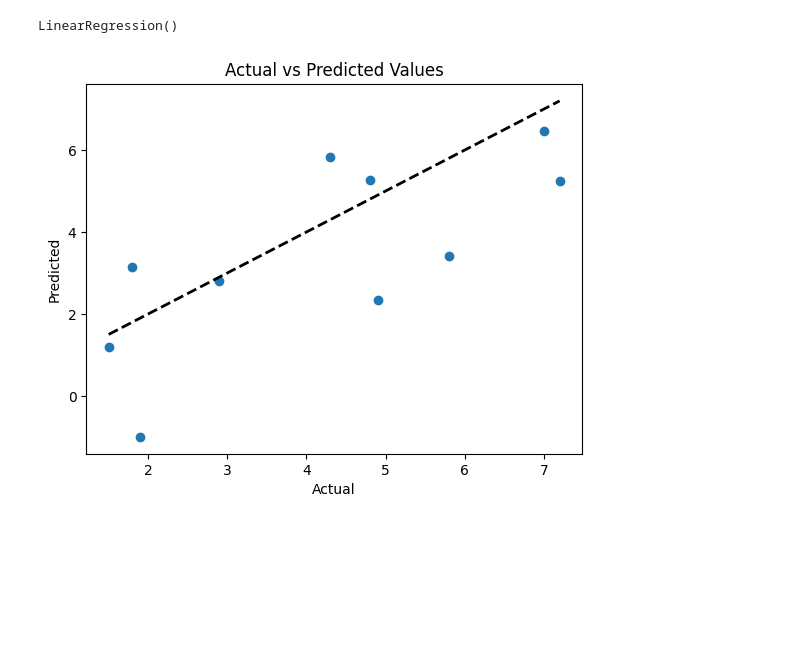
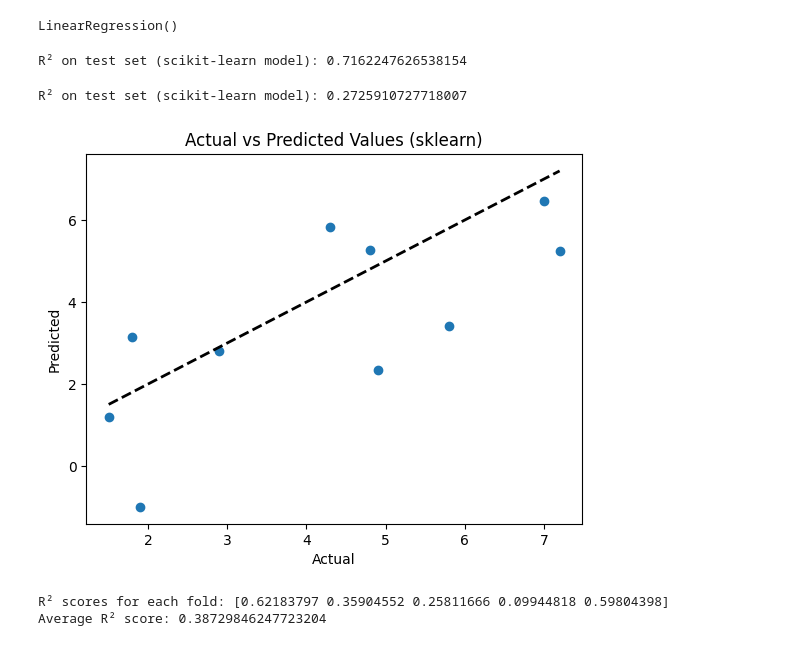
Before and after one commit to bpickett14/MATH3310_FA_2025_P01_G01_PICKETT, a Jupyter notebook: notebooks/first_project.ipynb, the cells around one changed output. Saved outputs shown, nothing was run; the diff lists cells and outputs as text; code cells hidden in the pictures; blank space fills up the shorter version.

```diff
--- a/notebooks/first_project.ipynb
+++ b/notebooks/first_project.ipynb
@@ -166,26 +189,34 @@ print(X_train.shape, X_test.shape, y_train.shape, y_test.shape)
 # %% [output]
 (40, 10) (10, 10) (40,) (10,)
 # %%
-# add a random seed
-np.random.seed(425)
-
 # Train a linear regression model
-model = LinearRegression()
-model.fit(X_train, y_train)
+sk_model = LinearRegression()
+sk_model.fit(X_train, y_train)
 # %% [output]
 LinearRegression()
+# %%
+# use the model to make predictions
+y_train_sk = sk_model.predict(X_train)
+r2_sk_train = sk_model.score(X_train, y_train)
+print("R² on test set (scikit-learn model):", r2_sk_train)
+
+#HUH??
+# %% [output]
+R² on test set (scikit-learn model): 0.7162247626538154
 # %%
 # use the model to make predictions
-y_pred = model.predict(X_test)
+y_pred_sk = sk_model.predict(X_test)
+r2_sk_test = sk_model.score(X_test, y_test)
+print("R² on test set (scikit-learn model):", r2_sk_test)
+# %% [output]
+R² on test set (scikit-learn model): 0.2725910727718007
 # %%
 # create a scatter plot of actual vs predicted values
-plt.scatter(y_test, y_pred)
-
-# add a line y=x for reference
+plt.scatter(y_test, y_pred_sk)
 plt.plot([y_test.min(), y_test.max()], [y_test.min(), y_test.max()], 'k--', lw=2)
 plt.xlabel('Actual')
 plt.ylabel('Predicted')
-plt.title('Actual vs Predicted Values')
+plt.title('Actual vs Predicted Values (sklearn)')
 plt.show()
 # %% [output]
-[figure, old version]
+[figure, new version]
@@ -191,0 +254,6 @@ plt.show()
+# %%
+print("R² scores for each fold:", scores)
+print("Average R² score:", np.mean(scores))
+# %% [output]
+R² scores for each fold: [0.62183797 0.35904552 0.25811666 0.09944818 0.59804398]
+Average R² score: 0.38729846247723204
```
Also changed, not shown: parts of 14 cells of this notebook.
